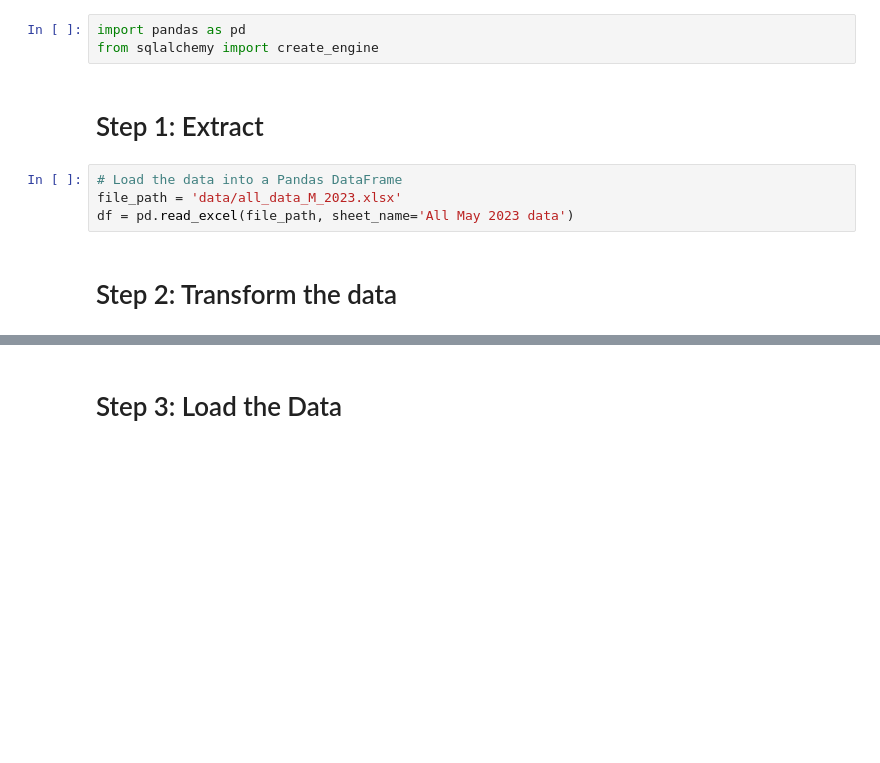
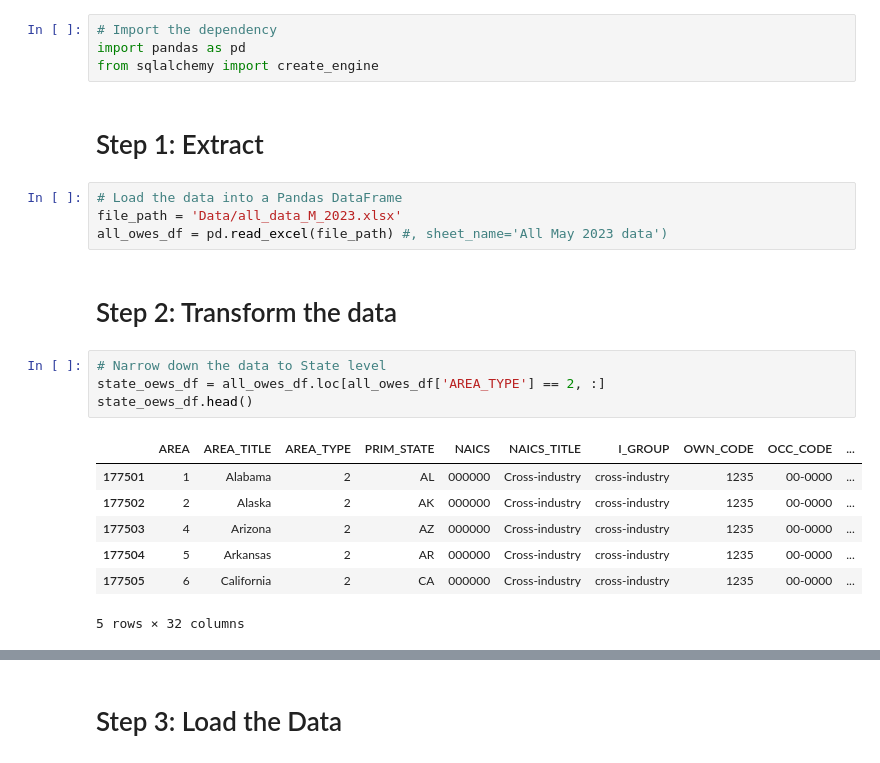
Before and after one commit to hamiltonbrba/Project-3, a Jupyter notebook: Initial_ETL_Pipeline.ipynb, the cells around one changed output, grey strips where cells are left out. Cells and saved outputs as stored; diff of their text form; blank space fills up the shorter version.

```diff
--- a/Initial_ETL_Pipeline.ipynb
+++ b/Initial_ETL_Pipeline.ipynb
@@ -1,11 +1,24 @@
 # %%
+# Import the dependency
 import pandas as pd
 from sqlalchemy import create_engine
 # %% [markdown]
 # Step 1: Extract
 # %%
 # Load the data into a Pandas DataFrame
-file_path = 'data/all_data_M_2023.xlsx'
-df = pd.read_excel(file_path, sheet_name='All May 2023 data')
+file_path = 'Data/all_data_M_2023.xlsx'
+all_owes_df = pd.read_excel(file_path) #, sheet_name='All May 2023 data')
 # %% [markdown]
 # Step 2: Transform the data
+# %%
+# Narrow down the data to State level
+state_oews_df = all_owes_df.loc[all_owes_df['AREA_TYPE'] == 2, :]
+state_oews_df.head()
+# %% [output]
+|  | AREA | AREA_TITLE | AREA_TYPE | PRIM_STATE | NAICS | NAICS_TITLE | I_GROUP | OWN_CODE | OCC_CODE | ... |
+| 177501 | 1 | Alabama | 2 | AL | 000000 | Cross-industry | cross-industry | 1235 | 00-0000 | ... |
+| 177502 | 2 | Alaska | 2 | AK | 000000 | Cross-industry | cross-industry | 1235 | 00-0000 | ... |
+| 177503 | 4 | Arizona | 2 | AZ | 000000 | Cross-industry | cross-industry | 1235 | 00-0000 | ... |
+| 177504 | 5 | Arkansas | 2 | AR | 000000 | Cross-industry | cross-industry | 1235 | 00-0000 | ... |
+| 177505 | 6 | California | 2 | CA | 000000 | Cross-industry | cross-industry | 1235 | 00-0000 | ... |
+5 rows × 32 columns
```
Also changed, not shown: parts of 10 cells of this notebook, 1 other file.
